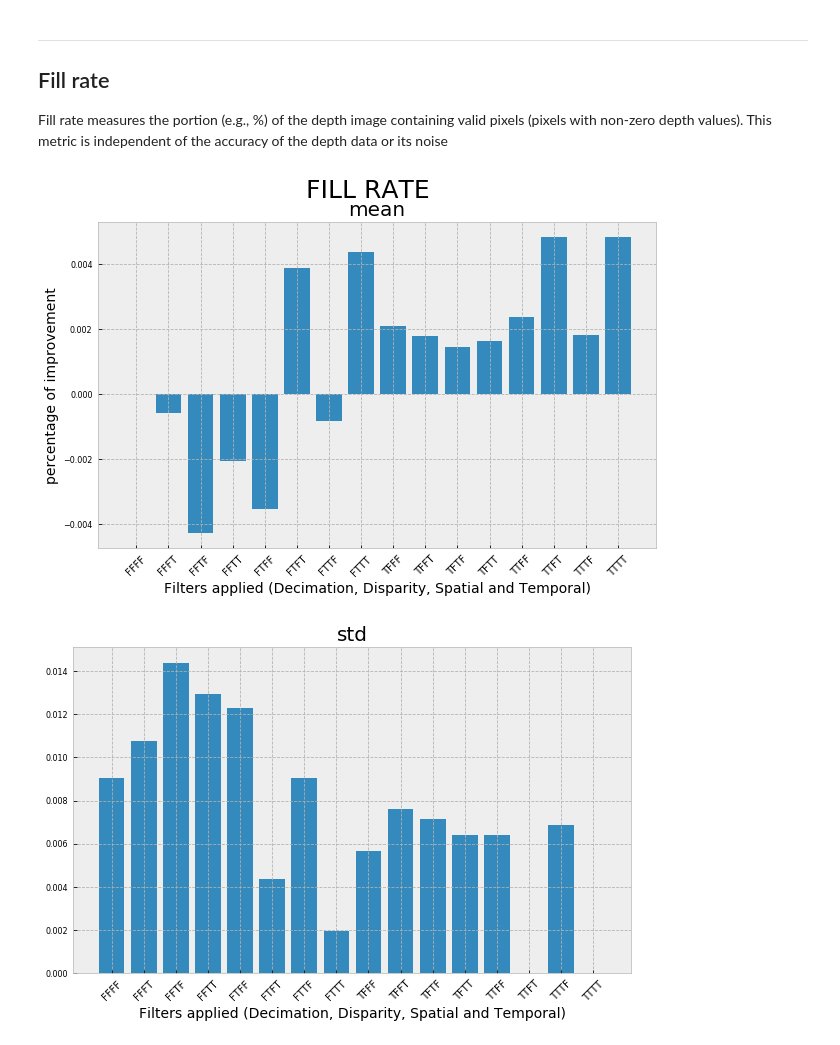
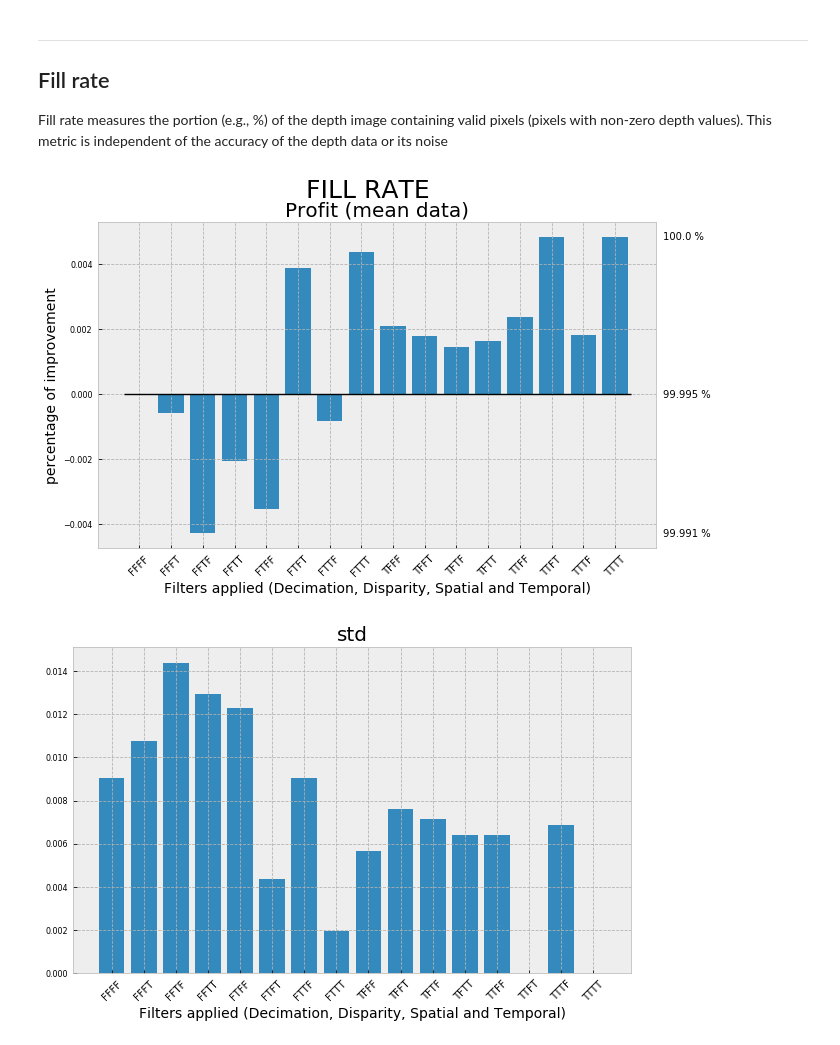
Before and after one commit to RoboticsLabURJC/2018-tfm-javier-martinez, a Jupyter notebook: D435_DepthQuality/Post-Processing analysis.ipynb, the cells around one changed output. Saved outputs shown, nothing was run; the diff lists cells and outputs as text; code cells hidden in the pictures.

```diff
--- a/D435_DepthQuality/Post-Processing analysis.ipynb
+++ b/D435_DepthQuality/Post-Processing analysis.ipynb
@@ -16,6 +18,28 @@ def calculate(data, labels, metrics, operation):
     return means
 # %%
 plt.rcParams['figure.figsize'] = [10, 6]
+
+def plot_accuracy(data, gt, labels, title='Accuracy'):
+    plt.title(title, fontsize=20)
+
+    # Data
+    x = np.arange(len(data)) + 1
+    y = data
+    plt.bar(x, y)
+
+    # GT
+    plt.hlines(gt, x[0]-1, x[-1]+1, linestyles= 'dashed')
+    plt.text(x[0]-2, gt, f"{int(gt)}", ha="right", va="center")
+    plt.text(x[-1]+1, gt, "GT", ha="right", va="bottom")
+
+    # Bar limits
+    min_value = min(min(data), gt) - 10
+    max_value = max(max(data), gt) + 10
+    plt.ylim(bottom=min_value, top=max_value)
+
+    plt.xlabel('Filters applied (Decimation, Disparity, Spatial and Temporal)', fontsize=14)
+    plt.xticks(x, labels, fontsize=10, rotation=45)
+    plt.ylabel('distance (mm)', fontsize=14)
 
 def plot_data(data, labels, title):
     plt.title(title, fontsize=20)
@@ -42,6 +66,12 @@ def plot_profit_data(data, labels, title, more_is_better=True):
     y = profit
     plt.bar(x, y)
 
+    plt.hlines(0, x[0]-.5, x[-1]+.5, label="base")
+    # plot values: base, max, min in right axis
+    plt.text(x[-1]+1.5, 0, f"{base:.5} %", ha="left", va="center")
+    plt.text(x[-1]+1.5, np.min(profit), f"{data[np.argmin(profit)]:.5} %", ha="left", va="center")
+    plt.text(x[-1]+1.5, np.max(profit), f"{data[np.argmax(profit)]:.5} %", ha="left", va="center")
+
     plt.xlabel('Filters applied (Decimation, Disparity, Spatial and Temporal)', fontsize=14)
     plt.ylabel('percentage of improvement', fontsize=14)
     plt.xticks(x, labels, fontsize=10, rotation=45)
@@ -59,14 +89,17 @@ ext = '_depth_metrics.csv'
 labels = [''.join(it) for it in itertools.product('FT', repeat=4)]
 # %%
 raw_data = dict()
-
-for name in labels:
-    filename = os.path.join(path, name + ext)
+filenames = [os.path.join(path, name + ext) for name in labels]
+for label, filename in zip(labels, filenames):
     if not os.path.exists(filename):
         raise OSError('File "{}" not found'.format(filename))
 
     content = np.genfromtxt(filename, delimiter=',', skip_header=16,
-                            names=['samples_ID', 'frame', 'timestamp', 'fill_rate', 'Z_Accuracy','RMS_Error', 'RMS_Error_pixel'],
-                            dtype=['i', 'i8', 'f8', 'f8', 'f8', 'f8', 'f8'])
+                            names=['samples_ID', 'frame', 'timestamp', 'fill_rate', 'Z_Accuracy','RMS_Error', 'RMS_Error_pixel', 'distance'],
+                            dtype=['i', 'i8', 'f8', 'f8', 'f8', 'f8', 'f8', 'f8'])
 
-    raw_data[name] = content
+    raw_data[label] = content
+    raw_data[label]['distance'] = float(np.genfromtxt(filename, delimiter=',', usecols=(1), max_rows=1, skip_header=12))
+
+gt_distance = float(np.genfromtxt(filenames[0], delimiter=',', usecols=(1), max_rows=1, skip_header=13))
+gt_distance
@@ -88,12 +124,12 @@ Showing the data as the profits/losses with respect to the data obtained without
 Fill rate measures the portion (e.g., %) of the depth image containing valid pixels (pixels with non-zero depth values). This metric is independent of the accuracy of the depth data or its noise
 # %%
 plt.suptitle('FILL RATE', fontsize=25)
-plot_profit_data(means['fill_rate'], labels, 'mean')
+plot_profit_data(means['fill_rate'], labels, 'Profit (mean data)')
 plt.show()
 plot_data(stds['fill_rate'], labels, 'std')
 plt.show()
 # %% [output]
-[figure, old version]
+[figure, new version]
 [figure]
 # %% [markdown]
 ----
```
Also changed, not shown: parts of 8 cells of this notebook, 3 other files.
